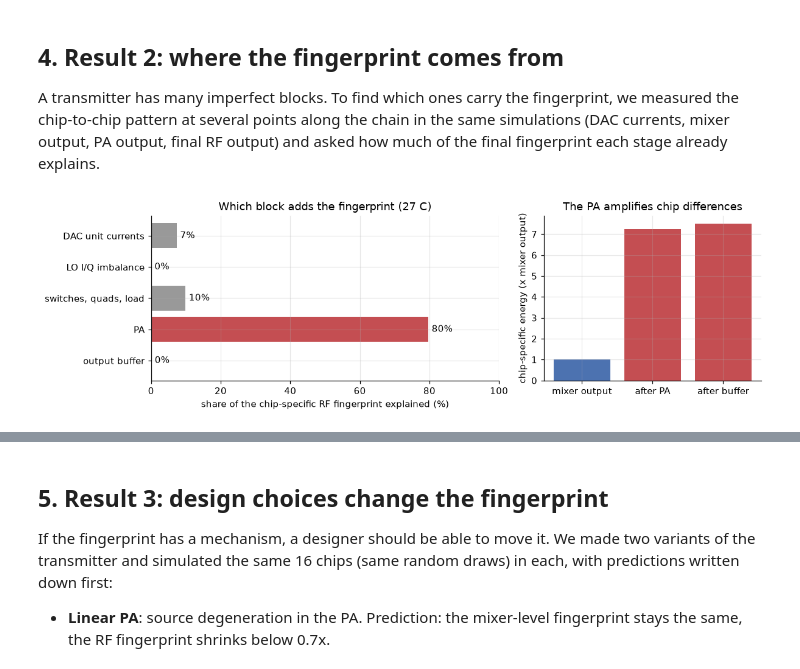
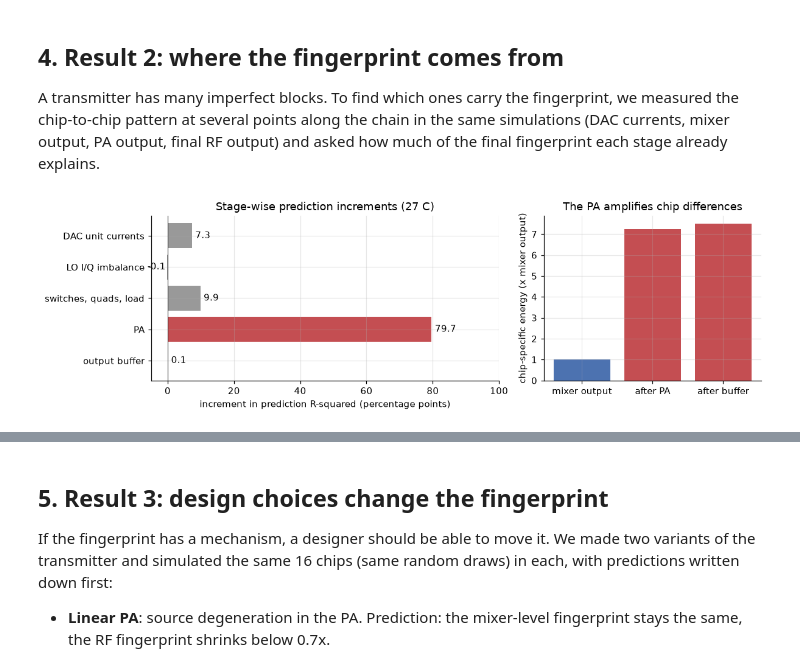
Before and after one commit to byungkim113/Fingerprint-By-Design, a Jupyter notebook: notebook/fingerprint_by_design.ipynb, the cells around one changed output, grey strips where cells are left out. Drawn from its saved outputs; the diff is of its cells as text; code cells hidden in the pictures.

Commit message:
Correct notebook graph claims and strengthen circuit verification

```diff
--- a/notebook/fingerprint_by_design.ipynb
+++ b/notebook/fingerprint_by_design.ipynb
@@ -100,7 +100,12 @@ SOURCES = [("https://github.com/sscs-ose/sscs-ose-code-a-chip.github.io.git", "m
            ("https://github.com/byungkim113/sscs-ose-code-a-chip.github.io.git", "isscc27-fingerprint-by-design", SUB),
            ("https://github.com/byungkim113/Code-A-Chip.git", "main", "notebook")]
 HERE = os.path.abspath(".")
-if not os.path.isdir(os.path.join(HERE, "data")):
+# A project-root launch also has data/, but that folder holds the older block studies.
+for candidate in (HERE, os.path.join(HERE, "notebook")):
+    if os.path.isfile(os.path.join(candidate, "data", "live_reference.json")):
+        HERE = candidate
+        break
+if not os.path.isfile(os.path.join(HERE, "data", "live_reference.json")):
     for i, (url, branch, sub) in enumerate(SOURCES):
         dest = os.path.abspath(f"fbd_src{i}")
         if not os.path.isdir(dest):
@@ -400,16 +425,18 @@ output) and asked how much of the final fingerprint each stage already explains.
 # %%
 at = load("tx_attrib_aligned")["27"]["increments"]; sp = load("tx_split")["split"]
 parts = {"DAC unit currents": at["DAC unit currents"], "LO I/Q imbalance": at["LO imbalance"],
          "switches, quads, load": at["switches/quads/load"], "PA": sp["PA increment"], "output buffer": sp["buffer increment"]}
 fig, ax = plt.subplots(1, 2, figsize=(11, 3.4), gridspec_kw={"width_ratios": [1.6, 1]})
-ax[0].barh(list(parts)[::-1], [100 * max(v, 0) for v in list(parts.values())[::-1]],
+ax[0].barh(list(parts)[::-1], [100 * v for v in list(parts.values())[::-1]],
            color=[C["bad"] if k == "PA" else C["grey"] for k in list(parts)[::-1]])
-for i, v in enumerate(list(parts.values())[::-1]): ax[0].text(100 * max(v, 0) + 1, i, f"{max(100 * v, 0):.0f}%", va="center")
-ax[0].set(xlabel="share of the chip-specific RF fingerprint explained (%)", title="Which block adds the fingerprint (27 C)", xlim=(0, 100))
+for i, v in enumerate(list(parts.values())[::-1]):
+    ax[0].text(100 * v + (1 if v >= 0 else -0.5), i, f"{100 * v:.1f}", va="center", ha="left" if v >= 0 else "right")
+ax[0].axvline(0, color="k", lw=0.6)
+ax[0].set(xlabel="increment in prediction R-squared (percentage points)", title="Stage-wise prediction increments (27 C)", xlim=(-5, 100))
 ax[1].bar(["mixer output", "after PA", "after buffer"], [1, sp["energy_pa_over_mix"], sp["energy_pa_over_mix"] * sp["energy_rf_over_pa"]],
           color=[C["base"], C["bad"], C["bad"]])
 ax[1].set(ylabel="chip-specific energy (x mixer output)", title="The PA amplifies chip differences")
 plt.tight_layout(); plt.show()
 # %% [output]
-[figure, old version]
+[figure, new version]
 # %% [markdown]
```
Also changed, not shown: parts of 10 cells of this notebook, 58 other files.
